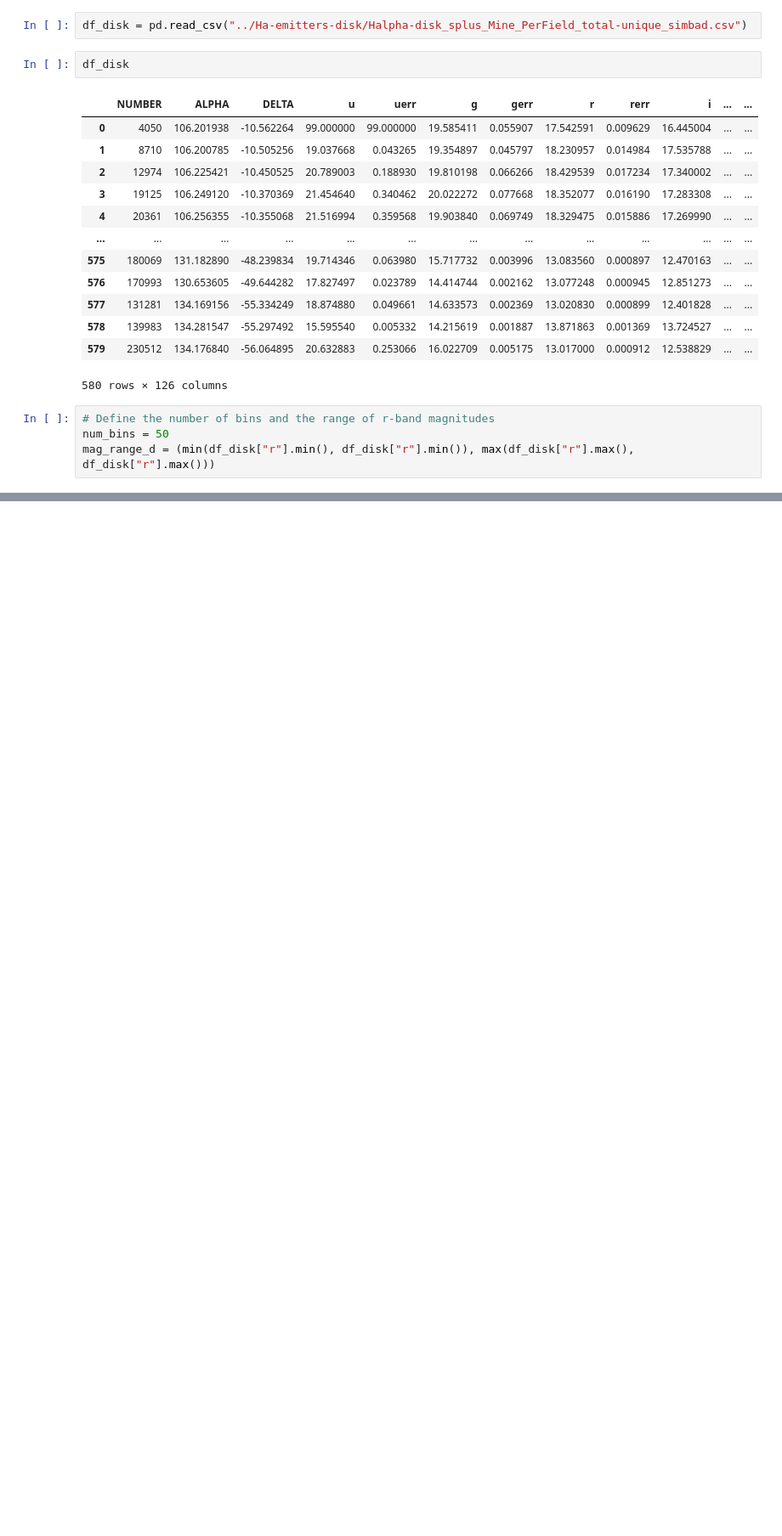
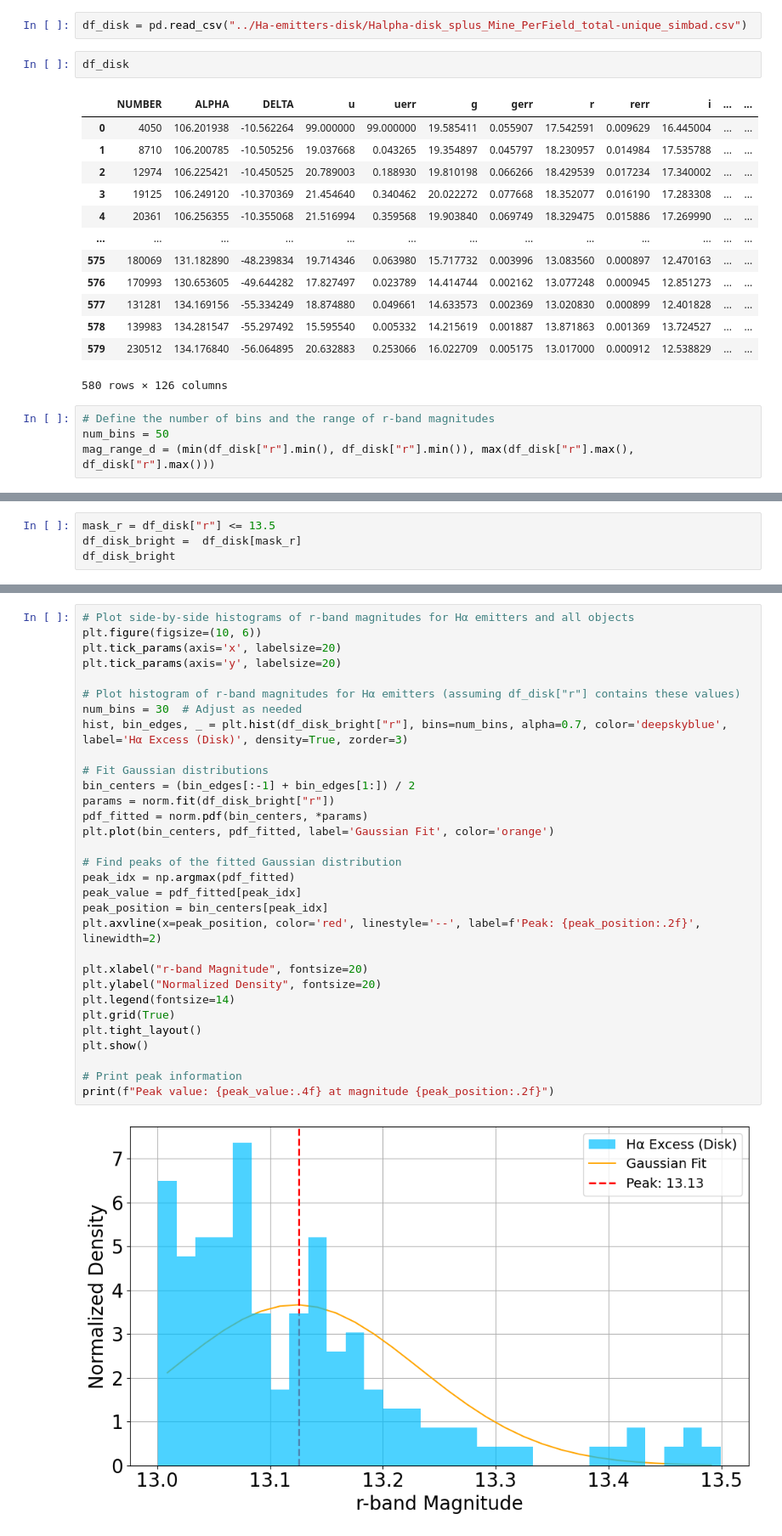
Before and after one commit to AngelGSoto/halpha-splusdr4, a Jupyter notebook: notebooks/distributions.ipynb, the cells around one changed output, grey strips where cells are left out. Shown at 85% size. Saved outputs shown, nothing was run; the diff lists cells and outputs as text; blank space fills up the shorter version.

```diff
--- a/notebooks/distributions.ipynb
+++ b/notebooks/distributions.ipynb
@@ -45,0 +87,4 @@ plt.tight_layout()
+# %%
+mask_r = df_disk["r"] <= 13.5
+df_disk_bright =  df_disk[mask_r]
+df_disk_bright
@@ -45,0 +135,33 @@ plt.tight_layout()
+# %%
+# Plot side-by-side histograms of r-band magnitudes for Hα emitters and all objects
+plt.figure(figsize=(10, 6))
+plt.tick_params(axis='x', labelsize=20)
+plt.tick_params(axis='y', labelsize=20)
+
+# Plot histogram of r-band magnitudes for Hα emitters (assuming df_disk["r"] contains these values)
+num_bins = 30  # Adjust as needed
+hist, bin_edges, _ = plt.hist(df_disk_bright["r"], bins=num_bins, alpha=0.7, color='deepskyblue', label='Hα Excess (Disk)', density=True, zorder=3)
+
+# Fit Gaussian distributions
+bin_centers = (bin_edges[:-1] + bin_edges[1:]) / 2
+params = norm.fit(df_disk_bright["r"])
+pdf_fitted = norm.pdf(bin_centers, *params)
+plt.plot(bin_centers, pdf_fitted, label='Gaussian Fit', color='orange')
+
+# Find peaks of the fitted Gaussian distribution
+peak_idx = np.argmax(pdf_fitted)
+peak_value = pdf_fitted[peak_idx]
+peak_position = bin_centers[peak_idx]
+plt.axvline(x=peak_position, color='red', linestyle='--', label=f'Peak: {peak_position:.2f}', linewidth=2)
+
+plt.xlabel("r-band Magnitude", fontsize=20)
+plt.ylabel("Normalized Density", fontsize=20)
+plt.legend(fontsize=14)
+plt.grid(True)
+plt.tight_layout()
+plt.show()
+
+# Print peak information
+print(f"Peak value: {peak_value:.4f} at magnitude {peak_position:.2f}")
+# %% [output]
+[figure, added]
```
Also changed, not shown: parts of 7 cells of this notebook, 11 other files.
